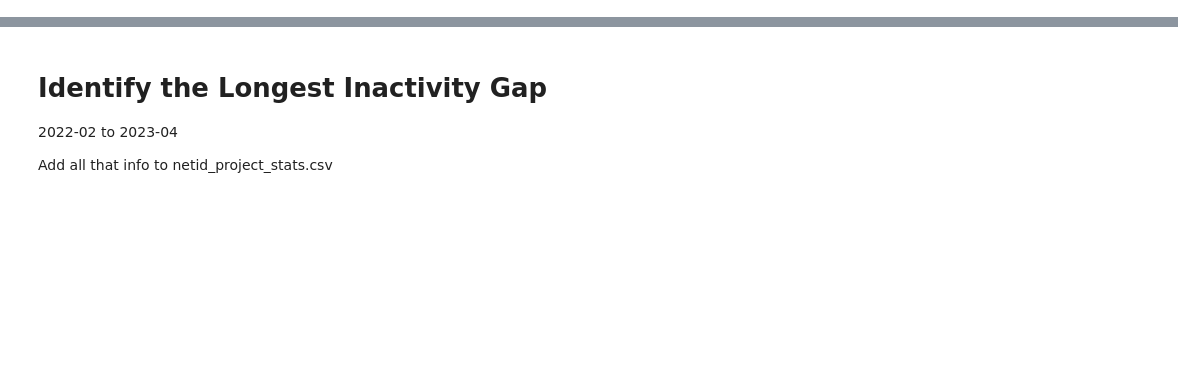
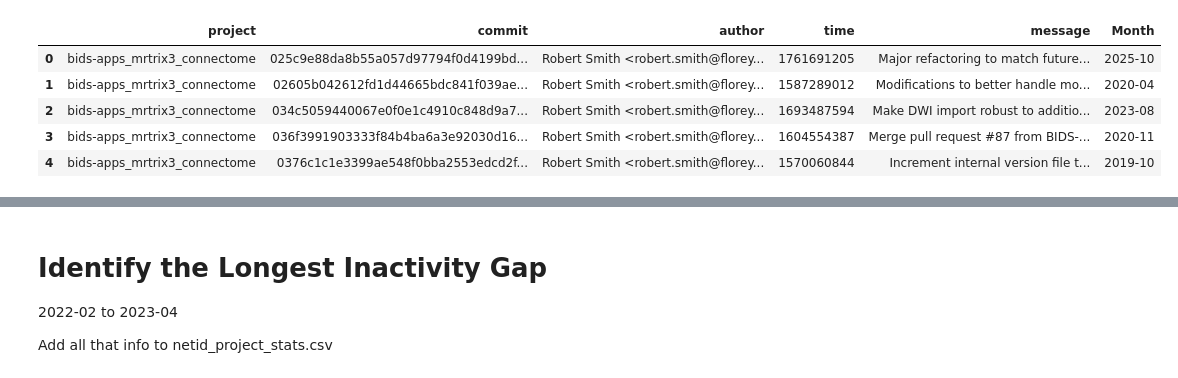
Before and after one commit to Cliddell23/MiniProject2, a Jupyter notebook: Vis.ipynb, the cells around one changed output, grey strips where cells are left out. Saved outputs shown, nothing was run; the diff lists cells and outputs as text; code cells hidden in the pictures; blank space fills up the shorter version.

```diff
--- a/Vis.ipynb
+++ b/Vis.ipynb
@@ -4,8 +4,15 @@
 import pandas as pd
 import matplotlib.pyplot as plt
 # %%
-df = pd.read_csv("your-net-id-here_project_summary.csv", sep=";")
+df = pd.read_csv("cliddel2_project_summary.csv", sep=";")
 df.columns = ['project','commit','author','time','message']
 df['Month'] = pd.to_datetime(df['time'], unit='s').dt.strftime('%Y-%m')
 df.head()
+# %% [output]
+|  | project | commit | author | time | message | Month |
+| 0 | bids-apps_mrtrix3_connectome | 025c9e88da8b55a057d97794f0d4199bd... | Robert Smith <robert.smith@florey... | 1761691205 | Major refactoring to match future... | 2025-10 |
+| 1 | bids-apps_mrtrix3_connectome | 02605b042612fd1d44665bdc841f039ae... | Robert Smith <robert.smith@florey... | 1587289012 | Modifications to better handle mo... | 2020-04 |
+| 2 | bids-apps_mrtrix3_connectome | 034c5059440067e0f0e1c4910c848d9a7... | Robert Smith <robert.smith@florey... | 1693487594 | Make DWI import robust to additio... | 2023-08 |
+| 3 | bids-apps_mrtrix3_connectome | 036f3991903333f84b4ba6a3e92030d16... | Robert Smith <robert.smith@florey... | 1604554387 | Merge pull request #87 from BIDS-... | 2020-11 |
+| 4 | bids-apps_mrtrix3_connectome | 0376c1c1e3399ae548f0bba2553edcd2f... | Robert Smith <robert.smith@florey... | 1570060844 | Increment internal version file t... | 2019-10 |
 # %%
```
Also changed, not shown: parts of 3 cells of this notebook, 21 other files.
